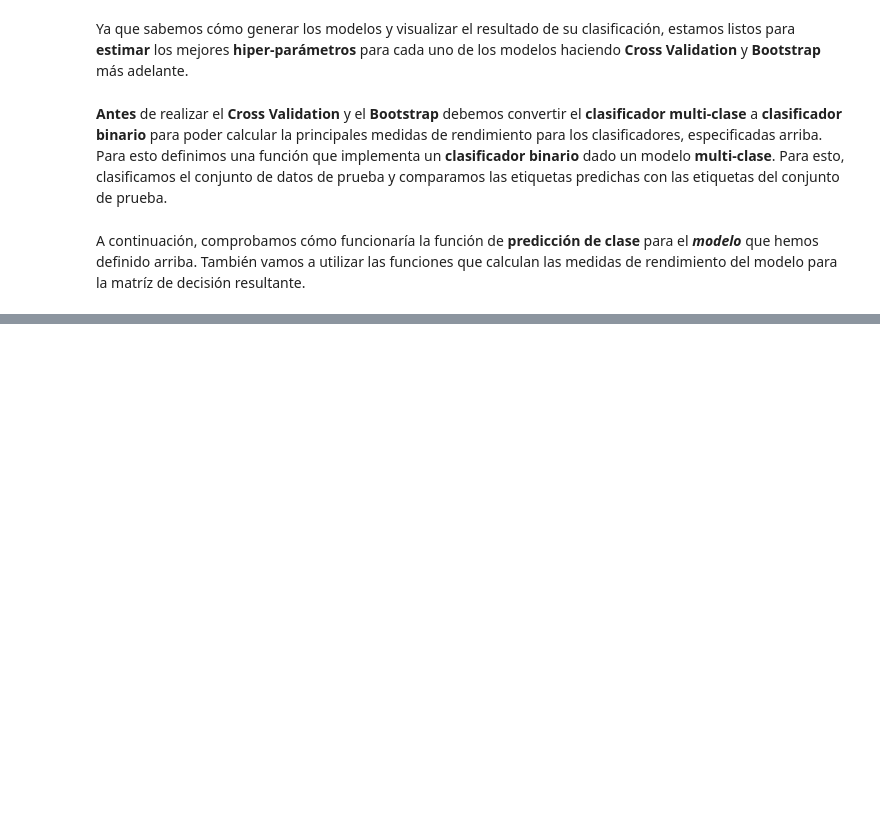
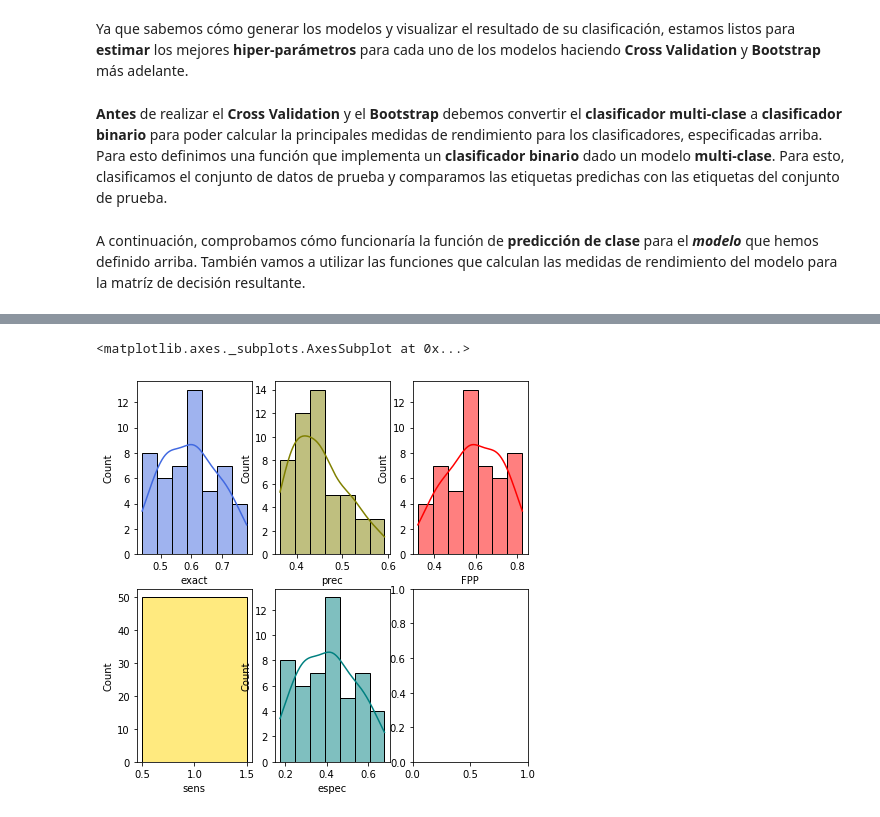
Before and after one commit to estebanhernandezr/Entregas-Semanales, a Jupyter notebook: AndreyEsteban_LizarazoHernandez_ejerciciosCV.ipynb, the cells around one changed output, grey strips where cells are left out. Cells and saved outputs as stored; diff of their text form; code cells hidden in the pictures; blank space fills up the shorter version.

```diff
--- a/AndreyEsteban_LizarazoHernandez_ejerciciosCV.ipynb
+++ b/AndreyEsteban_LizarazoHernandez_ejerciciosCV.ipynb
@@ -76,7 +77,7 @@ Debido a que las clases se separan lo suficientemente bien con las dos caracter
 A continuación, separamos el dataframe en **datos de prueba** y **datos de entrenamiento**.
 # %%
 # Dataframe con columnas "petal width" y "petal length" de 150 observaciones
-X = df_observ.iloc[:, 2:]
+X = df_observ.iloc[:, :]
 # Dataframe columna "label" de 150 observaciones
 y = df_target.iloc[:, 0]
 # Separación de los datos en datos de prueba y entrenamiento
@@ -214,0 +313,36 @@ Ahora si: a continuación, definimos las funciones para realizar el **Cross Vali
+# %%
+def model_bootstrap(modelo, label, n_iterations):
+    bootstrapped_stats = pd.DataFrame()
+    for i in range(n_iterations):
+        train = resample(df_comple, replace=True, n_samples=(df_comple.shape[0]))
+        test = df_comple[~df_comple.index.isin(train.index)]
+        X_train_local = train.loc[:, ["petal length (cm)","petal width (cm)","sepal length (cm)", "sepal width (cm)"]]
+        y_train_local = train.loc[:, "label"]
+
+        X_test_local = test.loc[:, ["petal length (cm)","petal width (cm)","sepal length (cm)", "sepal width (cm)"]]
+        y_test_local = test.loc[:, "label"]
+
+        modelo.fit(X_train_local, y_train_local)
+
+        matriz_confusion = plotCM_class(modelo, label, False)
+        exactitud = calculate_accuracy(matriz_confusion)
+        precision = calculate_precission(matriz_confusion)
+        sensibilidad = calculate_sensibility(matriz_confusion)
+        especificidad = calculate_specificity(matriz_confusion)
+        PFP = calculate_FPP(matriz_confusion)
+
+        bootstrapped_stats_i = pd.DataFrame(data={
+            'exact': exactitud,
+            'prec': precision,
+            'sens': sensibilidad,
+            'espec': especificidad,
+            'FPP': PFP
+        }, index = [i])
+
+        bootstrapped_stats = pd.concat(objs=[bootstrapped_stats, bootstrapped_stats_i])
+    return bootstrapped_stats
+# %%
+n = 50
+etiqueta = 2
+
+bootstrapped_res = model_bootstrap(modelo_boots_kmeans, etiqueta, n)
@@ -214,0 +367,10 @@ Ahora si: a continuación, definimos las funciones para realizar el **Cross Vali
+# %%
+fig, axes = plt.subplots(2, 3, figsize=(7, 7))
+sns.histplot(bootstrapped_res["exact"], color="royalblue", ax=axes[0, 0], kde=True)
+sns.histplot(bootstrapped_res["prec"], color="olive", ax=axes[0, 1], kde=True)
+sns.histplot(bootstrapped_res["sens"], color="gold", ax=axes[1, 0], kde=True)
+sns.histplot(bootstrapped_res["espec"], color="teal", ax=axes[1, 1], kde=True)
+sns.histplot(bootstrapped_res["FPP"], color="red", ax=axes[0, 2], kde=True)
+# %% [output]
+<matplotlib.axes._subplots.AxesSubplot at 0x...>
+[figure, added]
```
Also changed, not shown: parts of 16 cells of this notebook.
